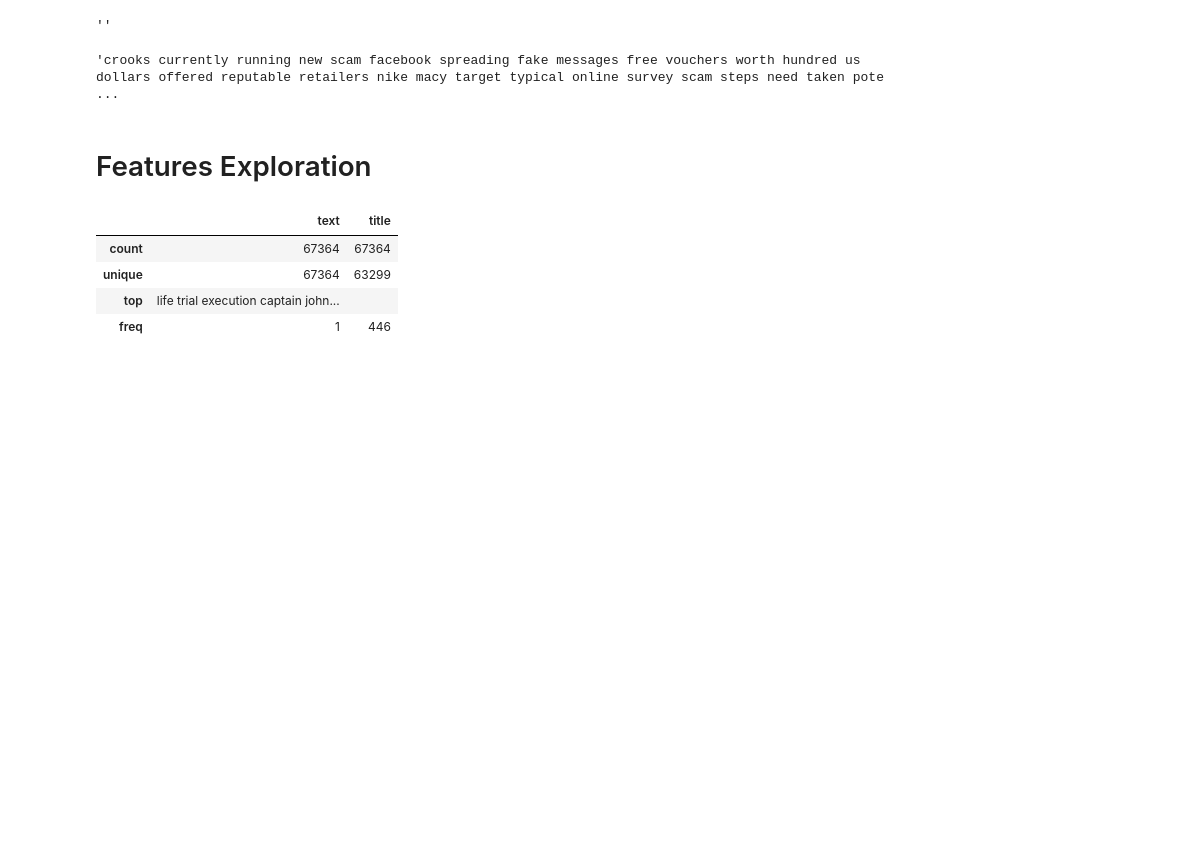
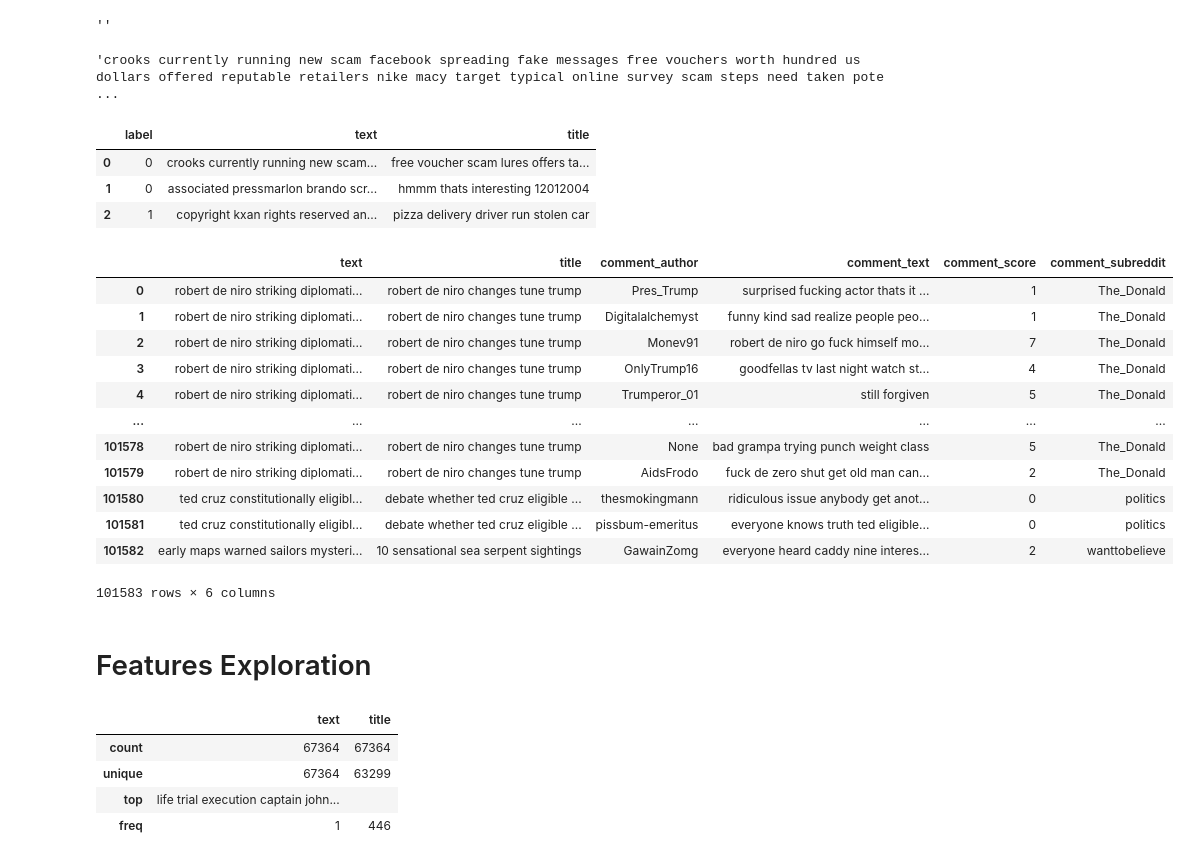
Before and after one commit to DavidKai1999/Stats-170-project, a Jupyter notebook: dataset_preprocessing/redditcomment_preprocessing.ipynb, the cells around one changed output. Saved outputs shown, nothing was run; the diff lists cells and outputs as text; code cells hidden in the pictures; blank space fills up the shorter version.

```diff
--- a/dataset_preprocessing/redditcomment_preprocessing.ipynb
+++ b/dataset_preprocessing/redditcomment_preprocessing.ipynb
@@ -131,5 +131,28 @@ df.text.values[0]
 # %% [output]
 'crooks currently running new scam facebook spreading fake messages free vouchers worth hundred us dollars offered reputable retailers nike macy target typical online survey scam steps need taken pote ...
+# %%
+news_table[['label','text','title']].head(3)
+# %% [output]
+|  | label | text | title |
+| 0 | 0 | crooks currently running new scam... | free voucher scam lures offers ta... |
+| 1 | 0 | associated pressmarlon brando scr... | hmmm thats interesting 12012004 |
+| 2 | 1 | copyright kxan rights reserved an... | pizza delivery driver run stolen car |
+# %%
+comment_table[['text','title','comment_author','comment_text','']]
+# %% [output]
+|  | text | title | comment_author | comment_text | comment_score | comment_subreddit |
+| 0 | robert de niro striking diplomati... | robert de niro changes tune trump | Pres_Trump | surprised fucking actor thats it ... | 1 | The_Donald |
+| 1 | robert de niro striking diplomati... | robert de niro changes tune trump | Digitalalchemyst | funny kind sad realize people peo... | 1 | The_Donald |
+| 2 | robert de niro striking diplomati... | robert de niro changes tune trump | Monev91 | robert de niro go fuck himself mo... | 7 | The_Donald |
+| 3 | robert de niro striking diplomati... | robert de niro changes tune trump | OnlyTrump16 | goodfellas tv last night watch st... | 4 | The_Donald |
+| 4 | robert de niro striking diplomati... | robert de niro changes tune trump | Trumperor_01 | still forgiven | 5 | The_Donald |
+| ... | ... | ... | ... | ... | ... | ... |
+| 101578 | robert de niro striking diplomati... | robert de niro changes tune trump | None | bad grampa trying punch weight class | 5 | The_Donald |
+| 101579 | robert de niro striking diplomati... | robert de niro changes tune trump | AidsFrodo | fuck de zero shut get old man can... | 2 | The_Donald |
+| 101580 | ted cruz constitutionally eligibl... | debate whether ted cruz eligible ... | thesmokingmann | ridiculous issue anybody get anot... | 0 | politics |
+| 101581 | ted cruz constitutionally eligibl... | debate whether ted cruz eligible ... | pissbum-emeritus | everyone knows truth ted eligible... | 0 | politics |
+| 101582 | early maps warned sailors mysteri... | 10 sensational sea serpent sightings | GawainZomg | everyone heard caddy nine interes... | 2 | wanttobelieve |
+101583 rows × 6 columns
 # %% [markdown]
 # Features Exploration
 # %%
```
Also changed, not shown: parts of 2 cells of this notebook, 7 other files.
